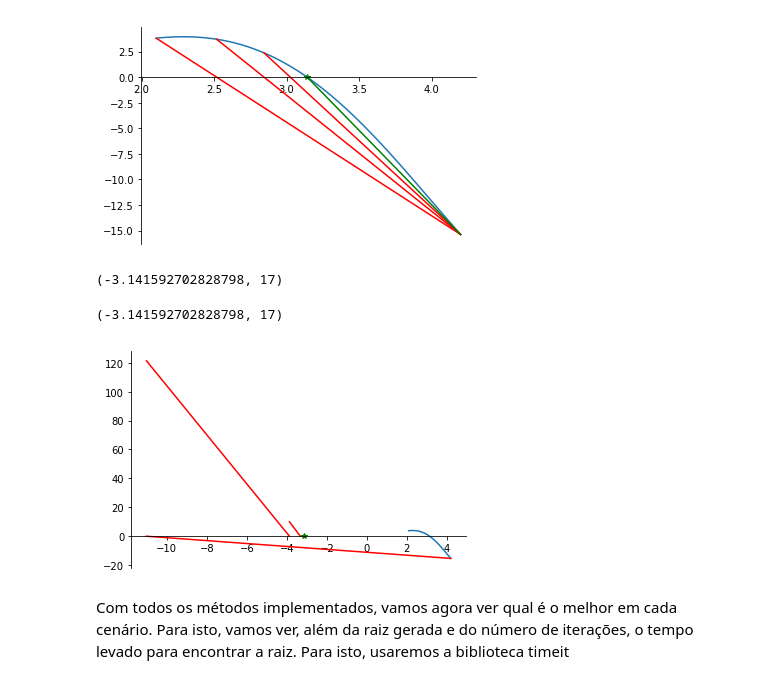
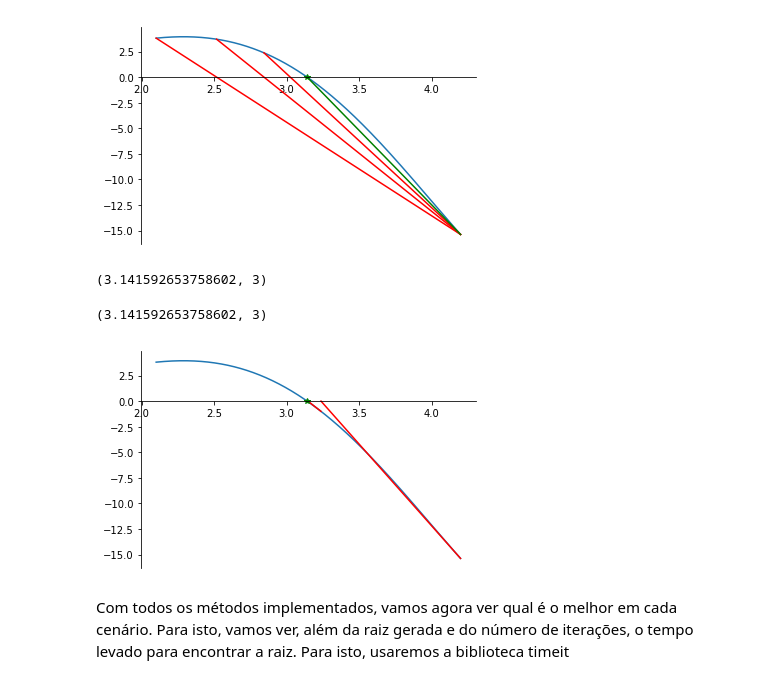
Before and after one commit to nabsonp/ComputacaoNumerica, a Jupyter notebook: Laboratório_2_de_Raízes_de_Equações.ipynb, the cells around one changed output. Drawn from its saved outputs; the diff is of its cells as text; code cells hidden in the pictures.

```diff
--- a/Laboratório_2_de_Raízes_de_Equações.ipynb
+++ b/Laboratório_2_de_Raízes_de_Equações.ipynb
@@ -45,7 +45,7 @@ Para verificar que seu método está funcionando de fato, faça uma versão com
 def func(x):
     return x**2*np.sin(x)
 def funcd(x):
-    return 2*x*np.sin(2) + np.cos(x)*x**2
+    return 2*x*np.sin(x) + np.cos(x)*x**2
 
 ax = plt.gca()
 ax.spines['right'].set_color('none')
@@ -195,10 +195,9 @@ def newton(f,fd,x, niter=1000,minimo = 0.000001, proximidadeIter = 0.000001):
     i = 0
     raiz = x
     fr = f(raiz)
-    ant = 0
     while i < niter and (np.abs(fr) > minimo) and (np.abs(fr-ant) > proximidadeIter):
         ant = fr
-        raiz = raiz - f(raiz)/fd(raiz)
+        raiz -= f(raiz)/fd(raiz)
         fr = f(raiz)
         i += 1
     i-=1
@@ -217,7 +216,6 @@ def newtong(f,fd,x, niter=1000,minimo = 0.000001, proximidadeIter = 0.000001):
     i = 0
     raiz = x
     fr = f(raiz)
-    ant = 0
     while i < niter and (np.abs(fr) > minimo) and (np.abs(fr-ant) > proximidadeIter):
         ant = fr
         x = raiz - f(raiz)/fd(raiz)
@@ -242,14 +240,14 @@ print(falsig(func,2.1,4.2))
 (3.1415926038540065, 15)
 [figure]
 # %%
-newton(func,funcd,b)
+newton(func,funcd,4.2)
 # %% [output]
-(-3.141592702828798, 17)
+(3.141592653758602, 3)
 # %%
-newtong(func,funcd,b)
+newtong(func,funcd,4.2)
 # %% [output]
-(-3.141592702828798, 17)
+(3.141592653758602, 3)
-[figure, old version]
+[figure, new version]
 # %% [markdown]
 Com todos os métodos implementados, vamos agora ver qual é o melhor em cada cenário. Para isto, vamos ver, além da raiz gerada e do número de iterações, o tempo levado para encontrar a raiz. Para isto, usaremos a biblioteca timeit
 # %%
```
Also changed, not shown: parts of 32 cells of this notebook.
